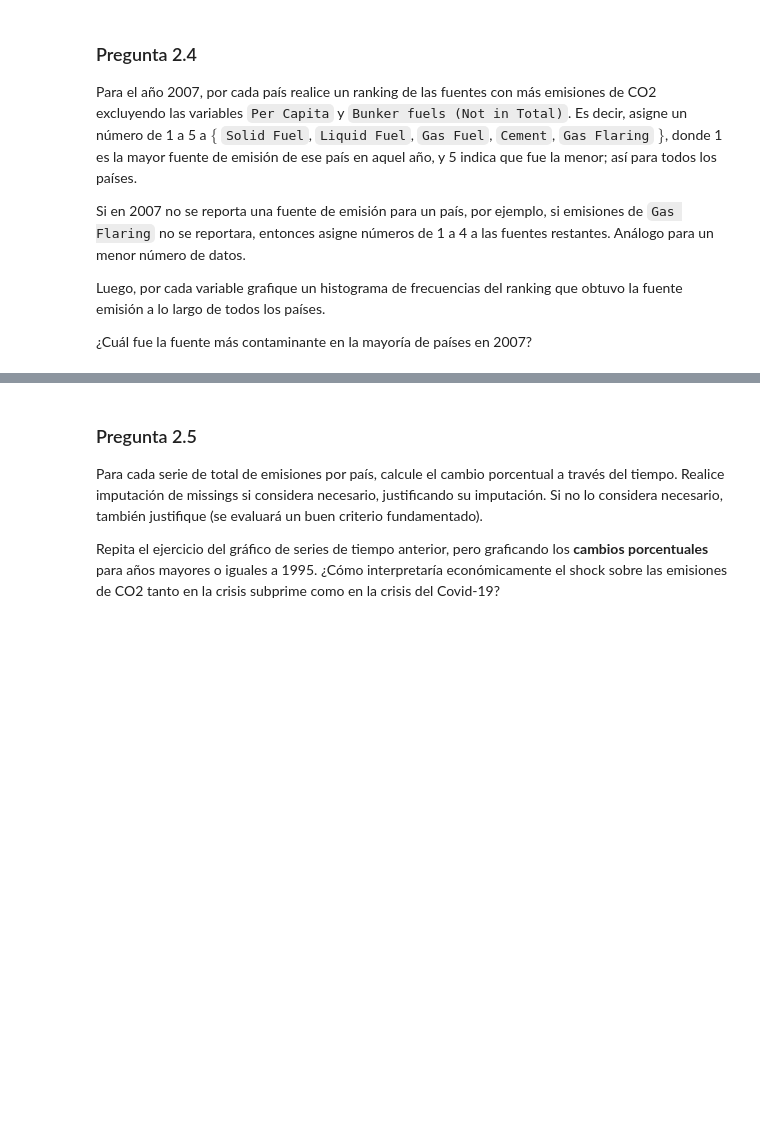
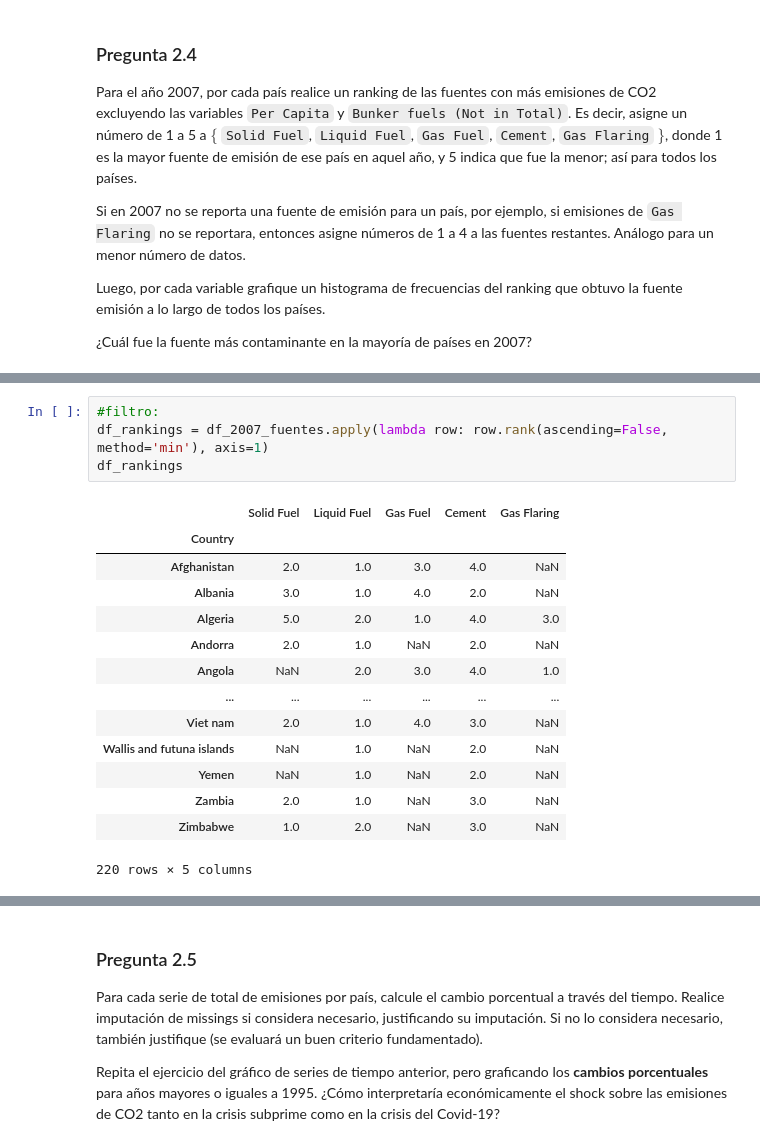
Before and after one commit to constanzaamunoz/ML-2025-01, a Jupyter notebook: Tarea_1.ipynb, the cells around one changed output, grey strips where cells are left out. Drawn from its saved outputs; the diff is of its cells as text; blank space fills up the shorter version.

```diff
--- a/Tarea_1.ipynb
+++ b/Tarea_1.ipynb
@@ -885,0 +929,19 @@ Luego, por cada variable grafique un histograma de frecuencias del ranking que o
+# %%
+#filtro:
+df_rankings = df_2007_fuentes.apply(lambda row: row.rank(ascending=False, method='min'), axis=1)
+df_rankings
+# %% [output]
+|  | Solid Fuel | Liquid Fuel | Gas Fuel | Cement | Gas Flaring |
+| Country |  |  |  |  |  |
+| Afghanistan | 2.0 | 1.0 | 3.0 | 4.0 | NaN |
+| Albania | 3.0 | 1.0 | 4.0 | 2.0 | NaN |
+| Algeria | 5.0 | 2.0 | 1.0 | 4.0 | 3.0 |
+| Andorra | 2.0 | 1.0 | NaN | 2.0 | NaN |
+| Angola | NaN | 2.0 | 3.0 | 4.0 | 1.0 |
+| ... | ... | ... | ... | ... | ... |
+| Viet nam | 2.0 | 1.0 | 4.0 | 3.0 | NaN |
+| Wallis and futuna islands | NaN | 1.0 | NaN | 2.0 | NaN |
+| Yemen | NaN | 1.0 | NaN | 2.0 | NaN |
+| Zambia | 2.0 | 1.0 | NaN | 3.0 | NaN |
+| Zimbabwe | 1.0 | 2.0 | NaN | 3.0 | NaN |
+220 rows × 5 columns
```
Also changed, not shown: parts of 9 cells of this notebook.
